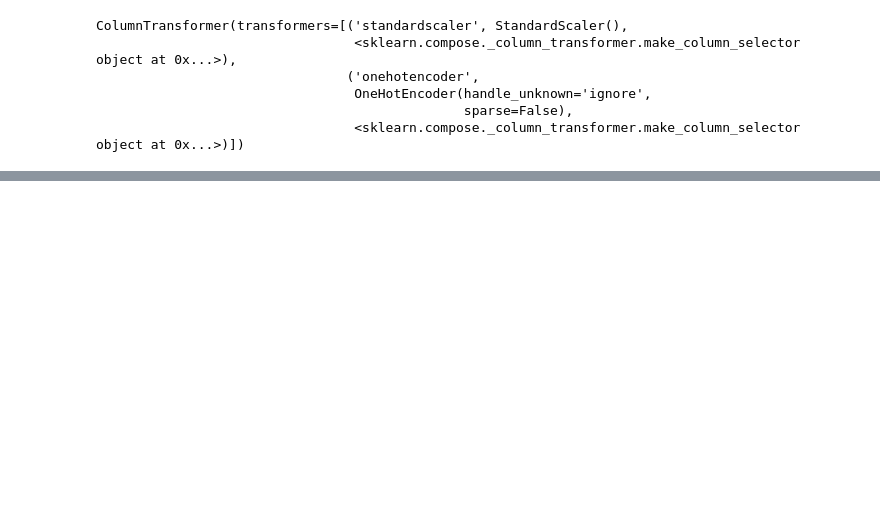
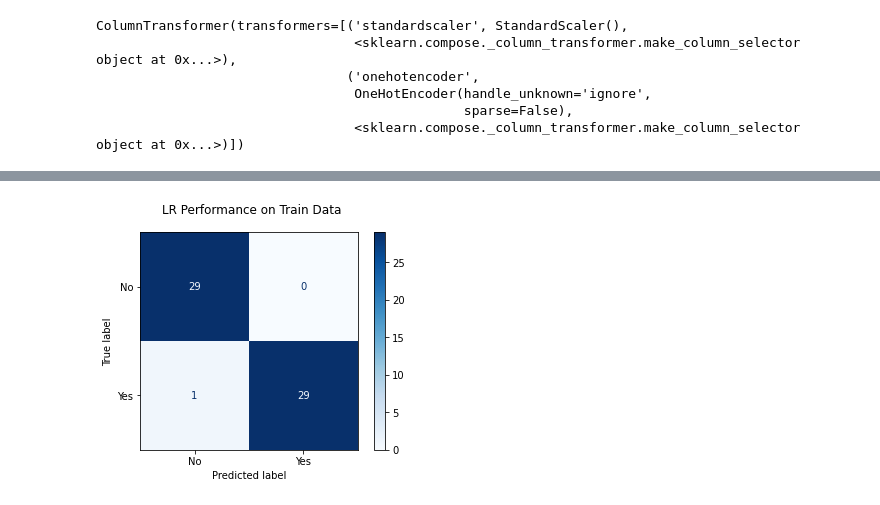
Before and after one commit to sachsac/teaching_data, a Jupyter notebook: TA_Hours_Model.ipynb, the cells around one changed output, grey strips where cells are left out. Saved outputs shown, nothing was run; the diff lists cells and outputs as text; code cells hidden in the pictures; blank space fills up the shorter version.

```diff
--- a/TA_Hours_Model.ipynb
+++ b/TA_Hours_Model.ipynb
@@ -136,0 +159,5 @@ XGB actually performs very well for this problem without hypertuning.
+# %%
+plot_confusion_matrix(lr, X_train, y_train, cmap = 'Blues', values_format = 'd')
+plt.suptitle('LR Performance on Train Data');
+# %% [output]
+[figure, added]
```
Also changed, not shown: parts of 13 cells of this notebook.
